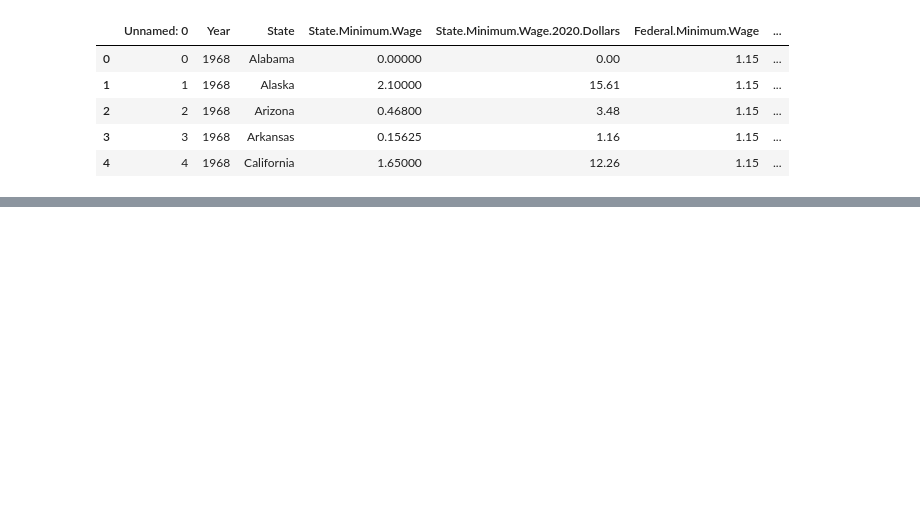
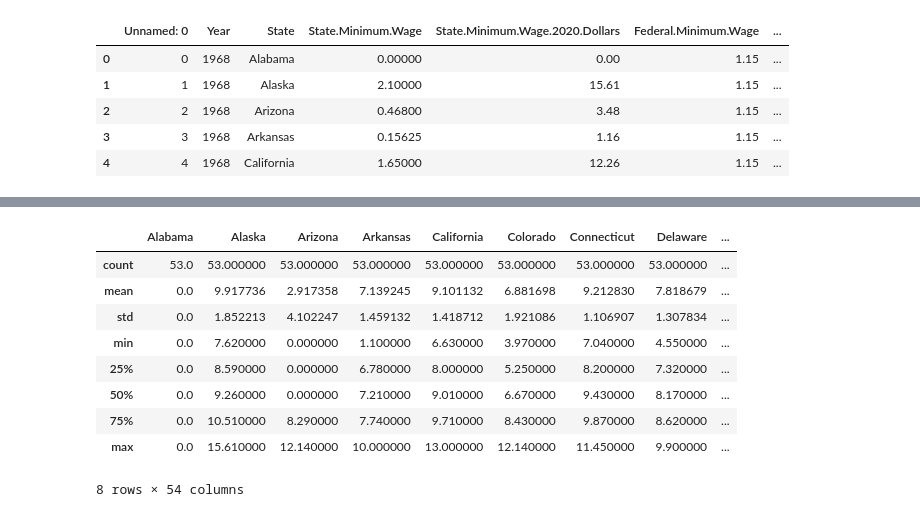
Before and after one commit to Row-Bell/Python_Basic, a Jupyter notebook: Data_Analysis_Intro/Part_3.ipynb, the cells around one changed output, grey strips where cells are left out. Saved outputs shown, nothing was run; the diff lists cells and outputs as text; code cells hidden in the pictures; blank space fills up the shorter version.

```diff
--- a/Data_Analysis_Intro/Part_3.ipynb
+++ b/Data_Analysis_Intro/Part_3.ipynb
@@ -27,0 +53,14 @@ act_min_wage = pd.DataFrame()
+# %%
+#basic data on the information
+act_min_wage.describe()
+# %% [output]
+|  | Alabama | Alaska | Arizona | Arkansas | California | Colorado | Connecticut | Delaware | ... |
+| count | 53.0 | 53.000000 | 53.000000 | 53.000000 | 53.000000 | 53.000000 | 53.000000 | 53.000000 | ... |
+| mean | 0.0 | 9.917736 | 2.917358 | 7.139245 | 9.101132 | 6.881698 | 9.212830 | 7.818679 | ... |
+| std | 0.0 | 1.852213 | 4.102247 | 1.459132 | 1.418712 | 1.921086 | 1.106907 | 1.307834 | ... |
+| min | 0.0 | 7.620000 | 0.000000 | 1.100000 | 6.630000 | 3.970000 | 7.040000 | 4.550000 | ... |
+| 25% | 0.0 | 8.590000 | 0.000000 | 6.780000 | 8.000000 | 5.250000 | 8.200000 | 7.320000 | ... |
+| 50% | 0.0 | 9.260000 | 0.000000 | 7.210000 | 9.010000 | 6.670000 | 9.430000 | 8.170000 | ... |
+| 75% | 0.0 | 10.510000 | 8.290000 | 7.740000 | 9.710000 | 8.430000 | 9.870000 | 8.620000 | ... |
+| max | 0.0 | 15.610000 | 12.140000 | 10.000000 | 13.000000 | 12.140000 | 11.450000 | 9.900000 | ... |
+8 rows × 54 columns
```
Also changed, not shown: parts of 6 cells of this notebook.
